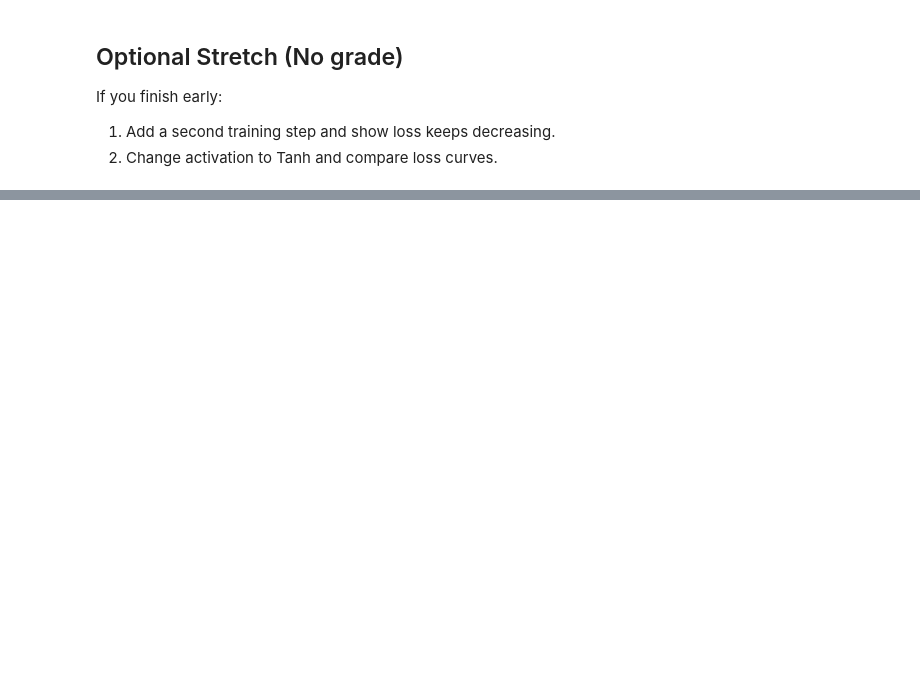
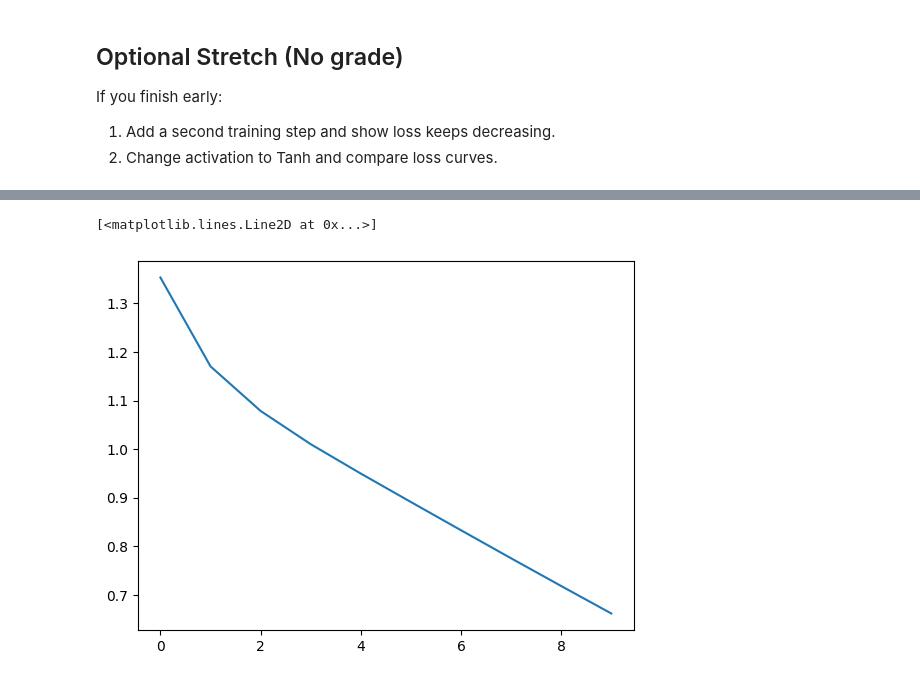
Before and after one commit to NickHotalling-FSP/0-prework-assignment, a Jupyter notebook: Check_for_Understanding.ipynb, the cells around one changed output, grey strips where cells are left out. Drawn from its saved outputs; the diff is of its cells as text; code cells hidden in the pictures; blank space fills up the shorter version.

```diff
--- a/Check_for_Understanding.ipynb
+++ b/Check_for_Understanding.ipynb
@@ -282,3 +283,31 @@ loss_after : 1.082669734954834
 If you finish early:
 1. Add a second training step and show loss keeps decreasing.
 2. Change activation to Tanh and compare loss curves.
+# %%
+# Stretch 1: Second training step to show loss decreasing
+import matplotlib.pyplot as plt
+
+torch.manual_seed(42)
+simplenet2 = SimpleNet()
+optimizer = torch.optim.SGD(simplenet2.parameters(), lr=0.1)
+
+# reuse x_train (input)
+# and y_train (targets)
+# and loss_fn
+
+def train_iteration(epochs: int):
+    loss_array = []
+    for epoch in range(epochs):  # loop over the dataset multiple times
+        optimizer.zero_grad()                # Clear old gradients
+        predictions = simplenet2(x_train)    # training pass
+        loss = loss_fn(predictions, y_train) # determine loss
+        loss.backward()                      # Compute new gradients (backpropagation)
+        optimizer.step()                     # Update weights using gradients
+        loss_array.append(loss.item())
+        print(f"Iteration {epoch+1} loss = {loss.item()}")
+
+    return loss_array
+
+losses = train_iteration(10)
+plt.plot(range(len(losses)), losses)
+# %% [output]
@@ -284,0 +324,2 @@ If you finish early:
+[<matplotlib.lines.Line2D at 0x...>]
+[figure, added]
```
Also changed, not shown: parts of 7 cells of this notebook, 1 other file.
